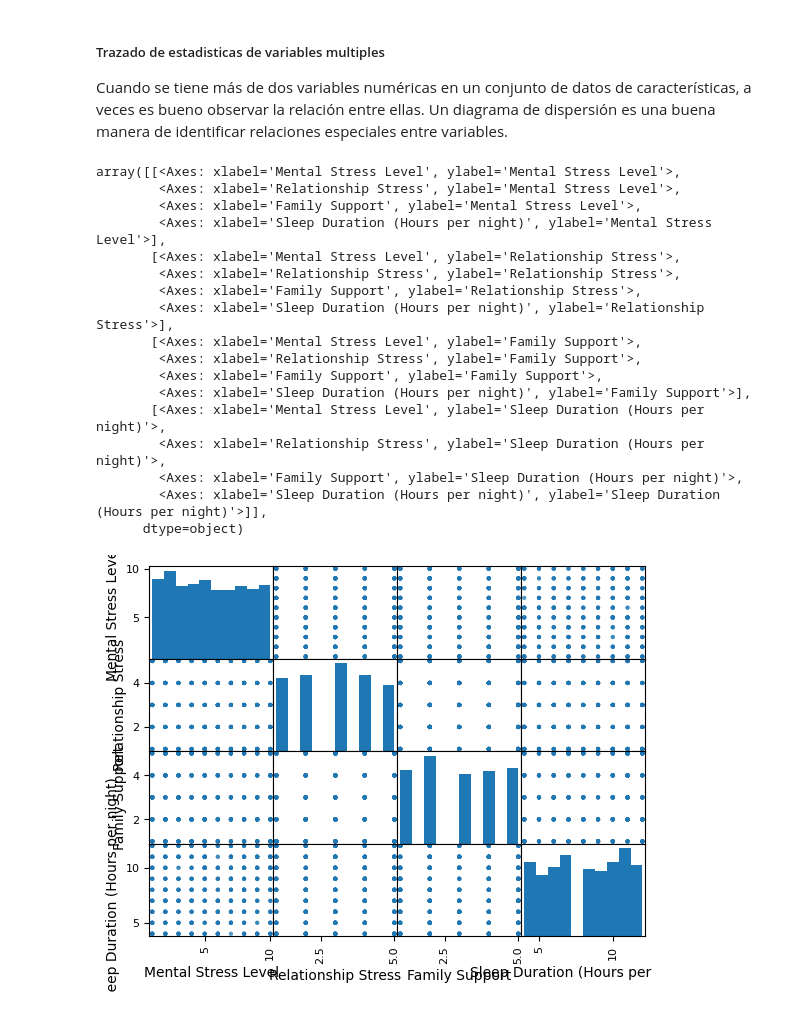
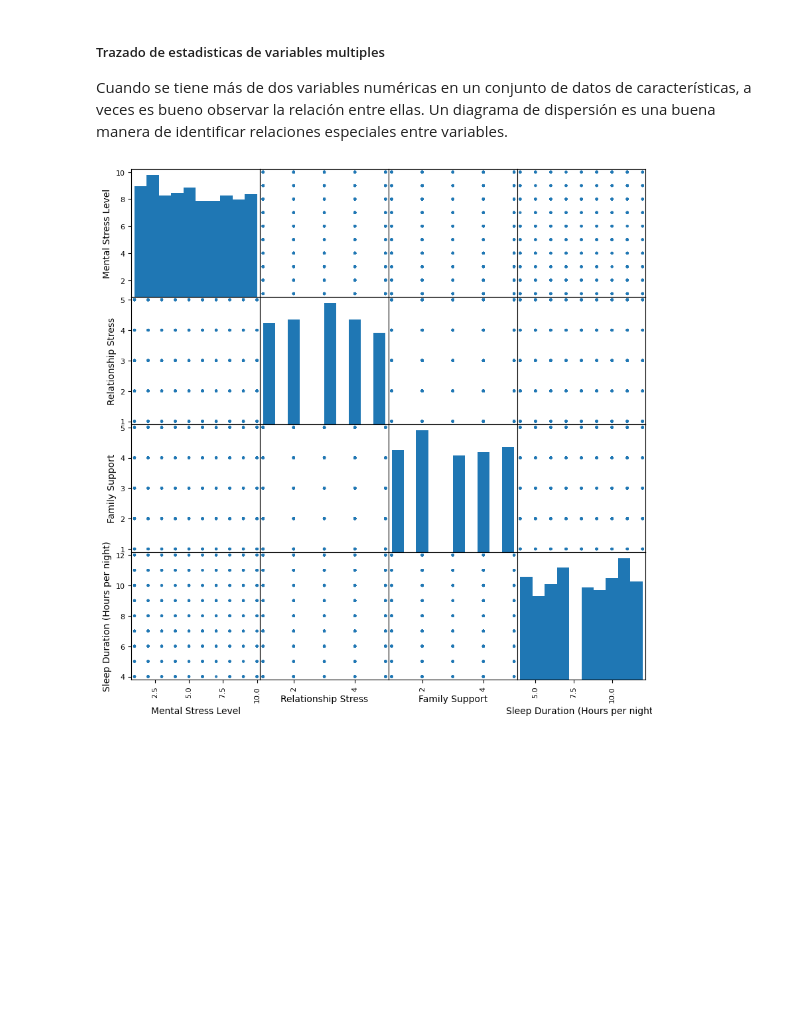
Before and after one commit to LindaFPayeras/MACHINE_LEARNING, a Jupyter notebook: Teoria_ML_AWS.ipynb, the cells around one changed output. Drawn from its saved outputs; the diff is of its cells as text; code cells hidden in the pictures; blank space fills up the shorter version.

```diff
--- a/Teoria_ML_AWS.ipynb
+++ b/Teoria_ML_AWS.ipynb
@@ -268,27 +268,29 @@ pd.plotting.boxplot_frame(df_MH["Academic Performance (GPA)"])
 
 ##### Trazado de estadisticas de variables multiples
 Cuando se tiene más de dos variables numéricas en un conjunto de datos de características, a veces es bueno observar la relación entre ellas. Un diagrama de dispersión es una buena manera de identificar relaciones especiales entre variables.
-# %%
-df_analisis = pd.DataFrame(df_MH[['Mental Stress Level', 'Relationship Stress',
-                                  'Family Support', 'Sleep Duration (Hours per night)']])
-
-pd.plotting.scatter_matrix(df_analisis)
-# %% [output]
-array([[<Axes: xlabel='Mental Stress Level', ylabel='Mental Stress Level'>,
-        <Axes: xlabel='Relationship Stress', ylabel='Mental Stress Level'>,
-        <Axes: xlabel='Family Support', ylabel='Mental Stress Level'>,
-        <Axes: xlabel='Sleep Duration (Hours per night)', ylabel='Mental Stress Level'>],
-       [<Axes: xlabel='Mental Stress Level', ylabel='Relationship Stress'>,
-        <Axes: xlabel='Relationship Stress', ylabel='Relationship Stress'>,
-        <Axes: xlabel='Family Support', ylabel='Relationship Stress'>,
-        <Axes: xlabel='Sleep Duration (Hours per night)', ylabel='Relationship Stress'>],
-       [<Axes: xlabel='Mental Stress Level', ylabel='Family Support'>,
-        <Axes: xlabel='Relationship Stress', ylabel='Family Support'>,
-        <Axes: xlabel='Family Support', ylabel='Family Support'>,
-        <Axes: xlabel='Sleep Duration (Hours per night)', ylabel='Family Support'>],
-       [<Axes: xlabel='Mental Stress Level', ylabel='Sleep Duration (Hours per night)'>,
-        <Axes: xlabel='Relationship Stress', ylabel='Sleep Duration (Hours per night)'>,
-        <Axes: xlabel='Family Support', ylabel='Sleep Duration (Hours per night)'>,
-        <Axes: xlabel='Sleep Duration (Hours per night)', ylabel='Sleep Duration (Hours per night)'>]],
-      dtype=object)
-[figure, removed]
+# %%
+import pandas as pd
+import matplotlib.pyplot as plt
+from pandas.plotting import scatter_matrix
+
+# Cargar el archivo CSV
+file_path = "Student_Mental_Stress.csv"
+df = pd.read_csv(file_path)
+
+# Seleccionar las columnas necesarias
+column_names = [
+    "Mental Stress Level",
+    "Relationship Stress",
+    "Family Support",
+    "Sleep Duration (Hours per night)"
+]
+
+df_scatter = df[column_names]
+
+# Crear el scatter matrix
+scatter_matrix(df_scatter, figsize=(10, 10), diagonal="hist", alpha=0.7)
+
+# Mostrar el gráfico
+plt.show()
+# %% [output]
+[figure, added]
```
Also changed, not shown: parts of 2 cells of this notebook.
